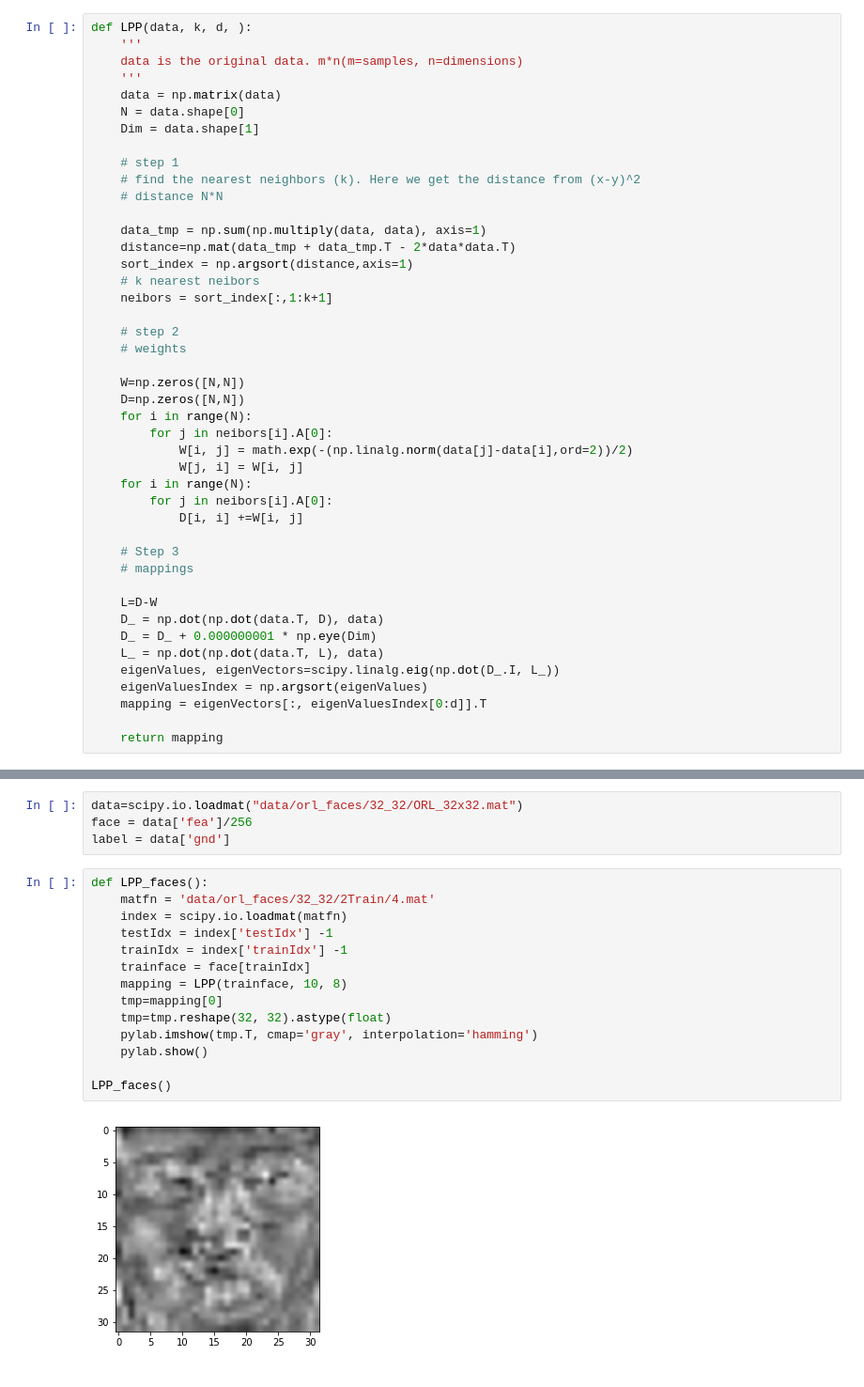
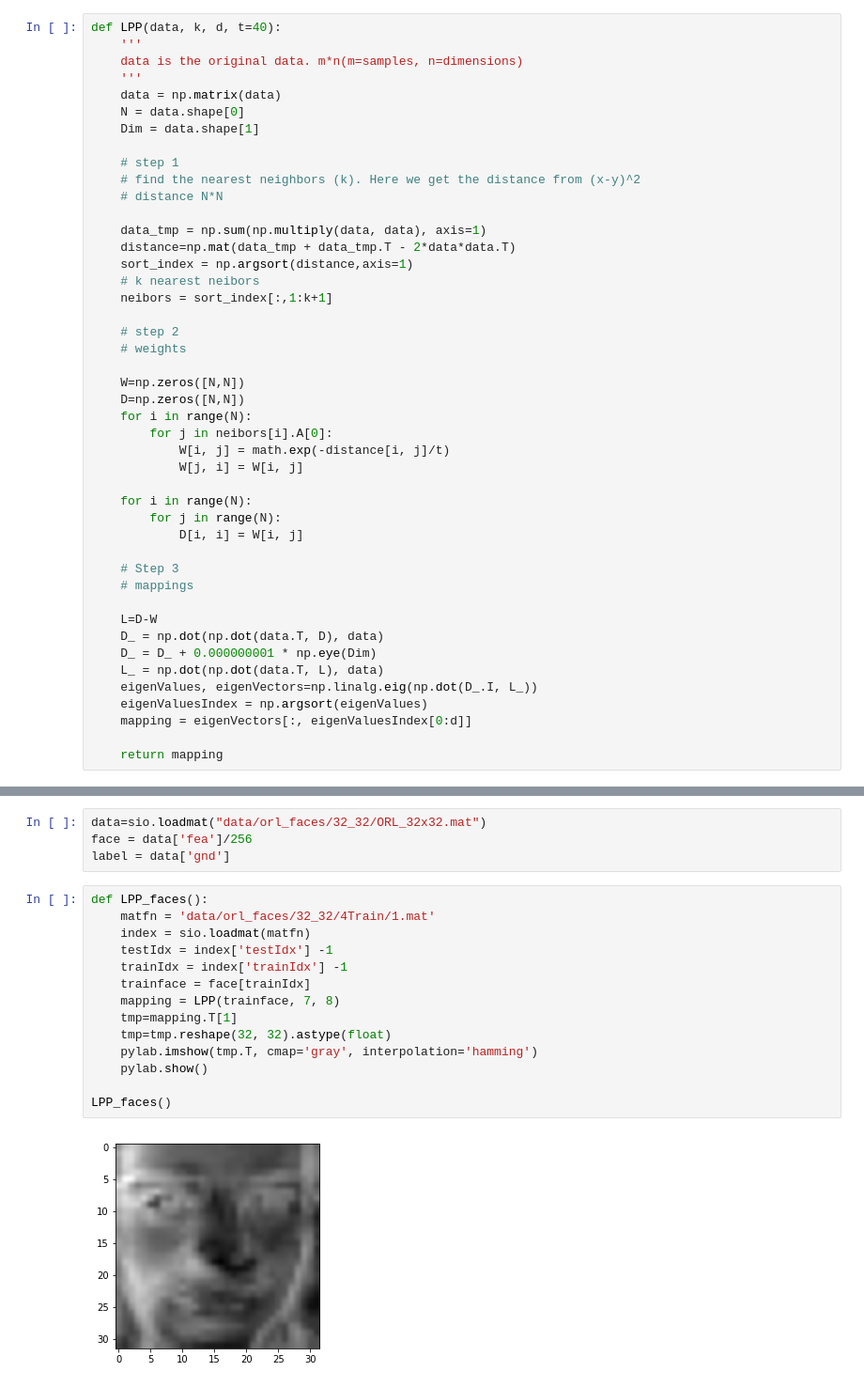
Before and after one commit to cxrasdfg/Dimension-Reduction, a Jupyter notebook: LPP.ipynb, the cells around one changed output, grey strips where cells are left out. Shown: that part at 94% size. Saved outputs shown, nothing was run; the diff lists cells and outputs as text.

```diff
--- a/LPP.ipynb
+++ b/LPP.ipynb
@@ -10,7 +9,7 @@ from mpl_toolkits.mplot3d import Axes3D
 #%matplotlib inline
 #%pylab inline
 # %%
-def LPP(data, k, d, ):
+def LPP(data, k, d, t=40):
     '''
     data is the original data. m*n(m=samples, n=dimensions)
     '''
@@ -35,11 +34,12 @@ def LPP(data, k, d, ):
     D=np.zeros([N,N])
     for i in range(N):
         for j in neibors[i].A[0]:
-            W[i, j] = math.exp(-(np.linalg.norm(data[j]-data[i],ord=2))/2)
+            W[i, j] = math.exp(-distance[i, j]/t)
             W[j, i] = W[i, j]
+
     for i in range(N):
-        for j in neibors[i].A[0]:
-            D[i, i] +=W[i, j]
+        for j in range(N):
+            D[i, i] = W[i, j]
 
     # Step 3
     # mappings
@@ -48,8 +48,8 @@ def LPP(data, k, d, ):
     D_ = np.dot(np.dot(data.T, D), data)
     D_ = D_ + 0.000000001 * np.eye(Dim)
     L_ = np.dot(np.dot(data.T, L), data)
-    eigenValues, eigenVectors=scipy.linalg.eig(np.dot(D_.I, L_))
+    eigenValues, eigenVectors=np.linalg.eig(np.dot(D_.I, L_))
     eigenValuesIndex = np.argsort(eigenValues)
-    mapping = eigenVectors[:, eigenValuesIndex[0:d]].T
+    mapping = eigenVectors[:, eigenValuesIndex[0:d]]
 
     return mapping
@@ -56,23 +164,23 @@ def LPP(data, k, d, ):
 # %%
-data=scipy.io.loadmat("data/orl_faces/32_32/ORL_32x32.mat")
+data=sio.loadmat("data/orl_faces/32_32/ORL_32x32.mat")
 face = data['fea']/256
 label = data['gnd']
 # %%
 def LPP_faces():
-    matfn = 'data/orl_faces/32_32/2Train/4.mat'
-    index = scipy.io.loadmat(matfn)
+    matfn = 'data/orl_faces/32_32/4Train/1.mat'
+    index = sio.loadmat(matfn)
     testIdx = index['testIdx'] -1
     trainIdx = index['trainIdx'] -1
     trainface = face[trainIdx]
-    mapping = LPP(trainface, 10, 8)
-    tmp=mapping[0]
+    mapping = LPP(trainface, 7, 8)
+    tmp=mapping.T[1]
     tmp=tmp.reshape(32, 32).astype(float)
     pylab.imshow(tmp.T, cmap='gray', interpolation='hamming')
     pylab.show()
 
 LPP_faces()
 # %% [output]
-[figure, old version]
+[figure, new version]
 # %%
 def LPP_ORL_scatters():
     # the first 100 samples
```
Also changed, not shown: parts of 11 cells of this notebook, 5 other files.
